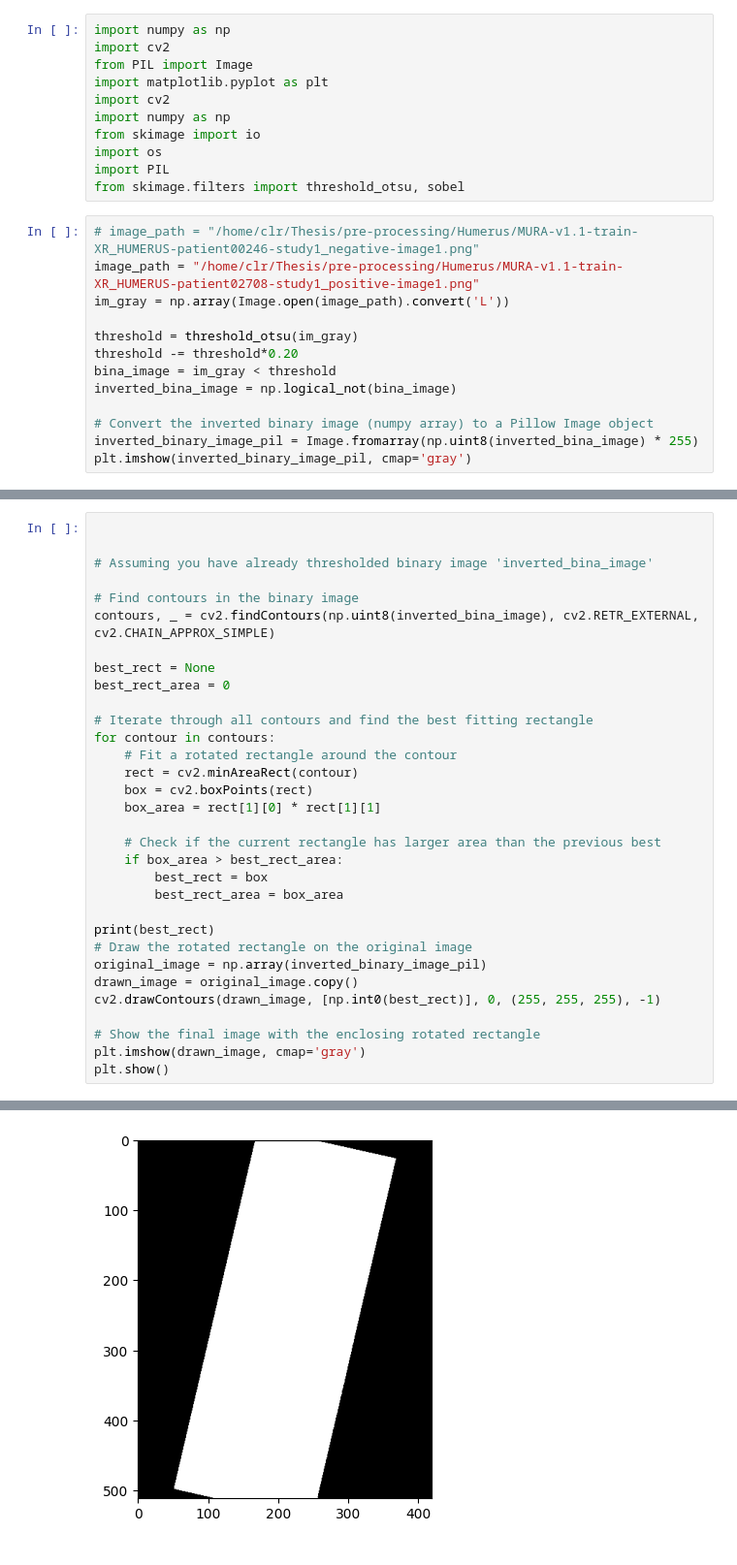
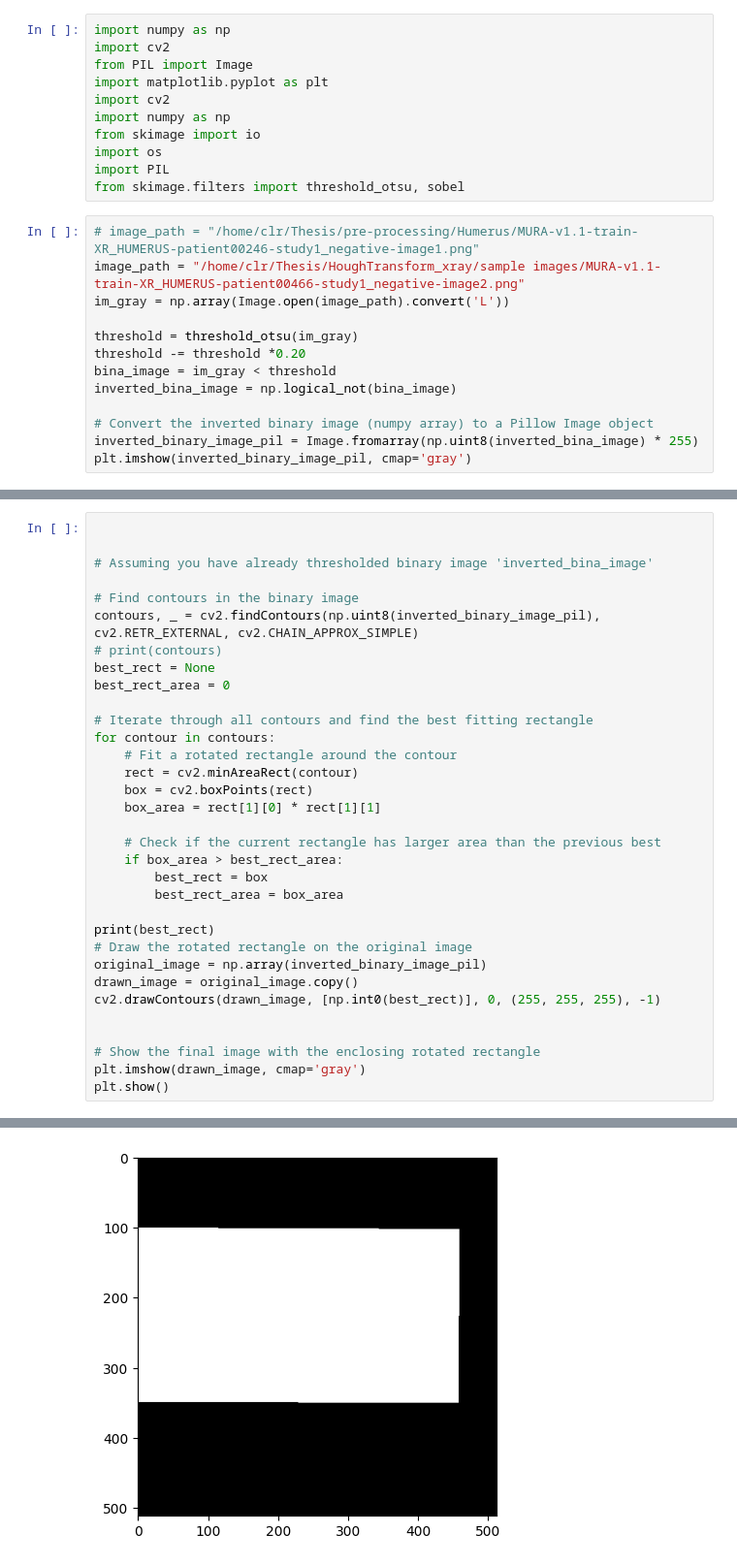
Before and after one commit to ronocara/HoughTransform_xray, a Jupyter notebook: houghT.ipynb, the cells around one changed output, grey strips where cells are left out. Shown at 97% size. Drawn from its saved outputs; the diff is of its cells as text.

```diff
--- a/houghT.ipynb
+++ b/houghT.ipynb
@@ -61,11 +78,11 @@ import PIL
 from skimage.filters import threshold_otsu, sobel
 # %%
 # image_path = "/home/clr/Thesis/pre-processing/Humerus/MURA-v1.1-train-XR_HUMERUS-patient00246-study1_negative-image1.png"
-image_path = "/home/clr/Thesis/pre-processing/Humerus/MURA-v1.1-train-XR_HUMERUS-patient02708-study1_positive-image1.png"
+image_path = "/home/clr/Thesis/HoughTransform_xray/sample images/MURA-v1.1-train-XR_HUMERUS-patient00466-study1_negative-image2.png"
 im_gray = np.array(Image.open(image_path).convert('L'))
 
 threshold = threshold_otsu(im_gray)
-threshold -= threshold*0.20
+threshold -= threshold *0.20
 bina_image = im_gray < threshold
 inverted_bina_image = np.logical_not(bina_image)
 
@@ -91,8 +108,8 @@ plt.imshow(background_removed_image_pil, cmap='gray')
 # Assuming you have already thresholded binary image 'inverted_bina_image'
 
 # Find contours in the binary image
-contours, _ = cv2.findContours(np.uint8(inverted_bina_image), cv2.RETR_EXTERNAL, cv2.CHAIN_APPROX_SIMPLE)
-
+contours, _ = cv2.findContours(np.uint8(inverted_binary_image_pil), cv2.RETR_EXTERNAL, cv2.CHAIN_APPROX_SIMPLE)
+# print(contours)
 best_rect = None
 best_rect_area = 0
 
@@ -114,6 +131,7 @@ original_image = np.array(inverted_binary_image_pil)
 drawn_image = original_image.copy()
 cv2.drawContours(drawn_image, [np.int0(best_rect)], 0, (255, 255, 255), -1)
 
+
 # Show the final image with the enclosing rotated rectangle
 plt.imshow(drawn_image, cmap='gray')
 plt.show()
@@ -125 +143 @@ plt.show()
-[figure, old version]
+[figure, new version]
```
Also changed, not shown: parts of 15 cells of this notebook, 1 other file.
